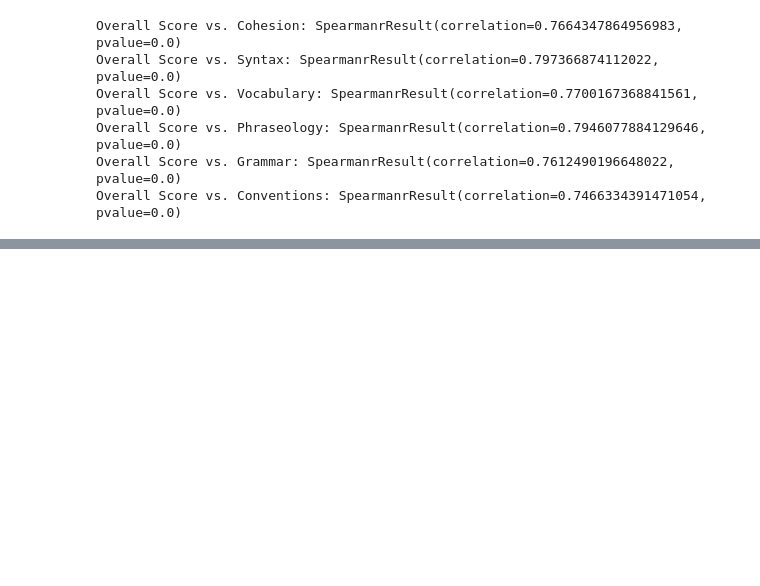
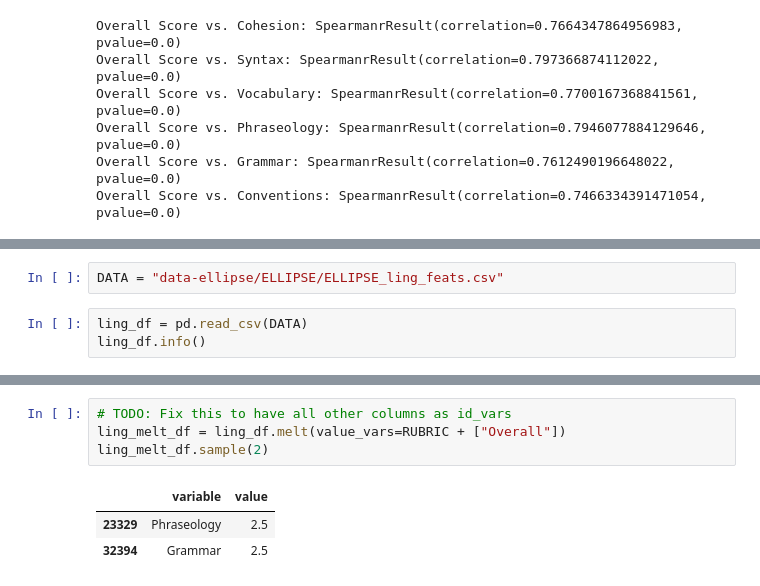
Before and after one commit to JoeyHou/essay_eval, a Jupyter notebook: ellipse.ipynb, the cells around one changed output, grey strips where cells are left out. Cells and saved outputs as stored; diff of their text form; blank space fills up the shorter version.

```diff
--- a/ellipse.ipynb
+++ b/ellipse.ipynb
@@ -182,0 +182,5 @@ Overall Score vs. Conventions: SpearmanrResult(correlation=0.7466334391471054, p
+# %%
+DATA = "data-ellipse/ELLIPSE/ELLIPSE_ling_feats.csv"
+# %%
+ling_df = pd.read_csv(DATA)
+ling_df.info()
@@ -182,0 +216,8 @@ Overall Score vs. Conventions: SpearmanrResult(correlation=0.7466334391471054, p
+# %%
+# TODO: Fix this to have all other columns as id_vars
+ling_melt_df = ling_df.melt(value_vars=RUBRIC + ["Overall"])
+ling_melt_df.sample(2)
+# %% [output]
+|  | variable | value |
+| 23329 | Phraseology | 2.5 |
+| 32394 | Grammar | 2.5 |
```
Also changed, not shown: parts of 5 cells of this notebook.
